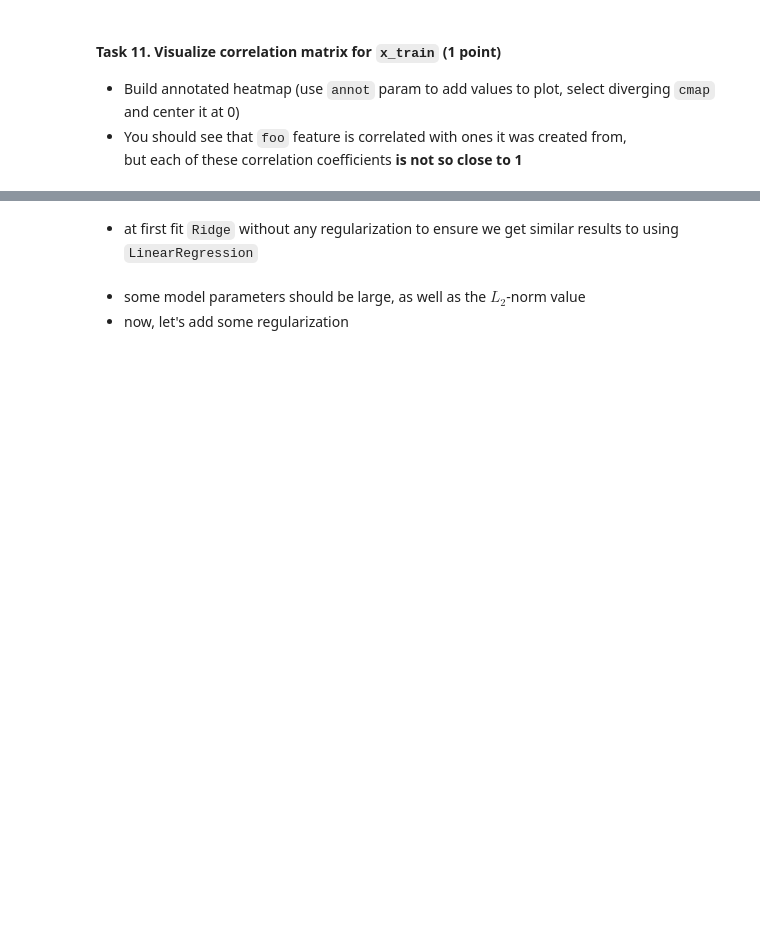
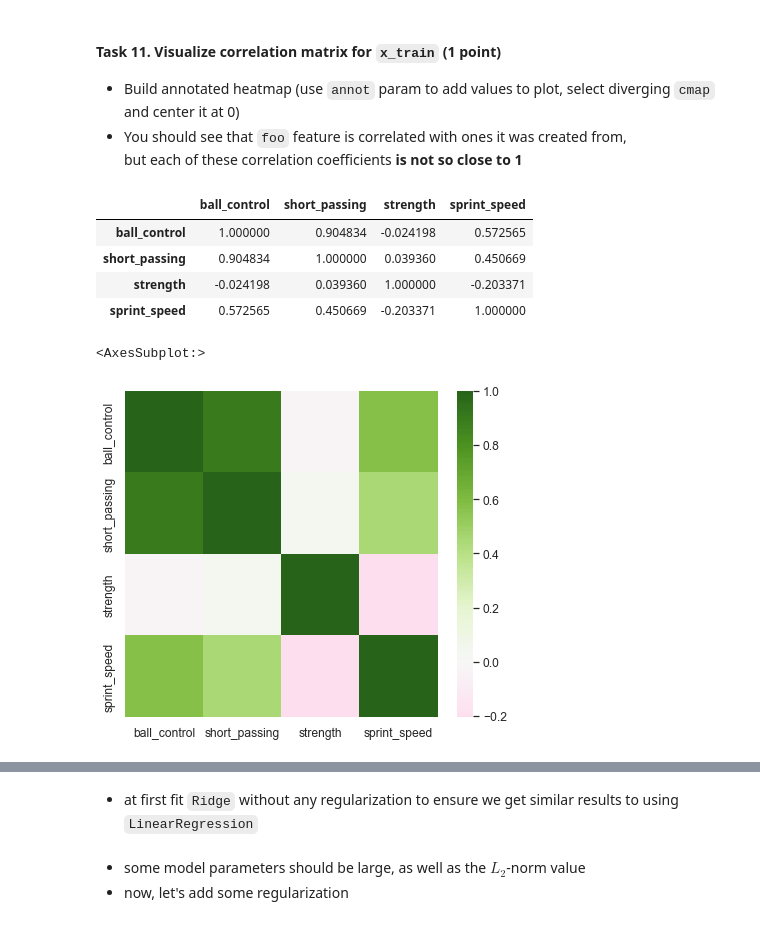
Before and after one commit to KateChubarova/ml-intro, a Jupyter notebook: 3_linear_regression/linear_regression.ipynb, the cells around one changed output, grey strips where cells are left out. Saved outputs shown, nothing was run; the diff lists cells and outputs as text; code cells hidden in the pictures; blank space fills up the shorter version.

```diff
--- a/3_linear_regression/linear_regression.ipynb
+++ b/3_linear_regression/linear_regression.ipynb
@@ -1470,6 +1361,18 @@ l2_norm(model.coef_)
   but each of these correlation coefficients **is not so close to 1**
 # %%
 # your code here
+correlation_matrix = pd.DataFrame.corr(x_train)
+display(correlation_matrix)
+ax.set(title = "Enter your title")
+sns.heatmap(center=0, data=correlation_matrix, cmap='PiYG')
+# %% [output]
+|  | ball_control | short_passing | strength | sprint_speed |
+| ball_control | 1.000000 | 0.904834 | -0.024198 | 0.572565 |
+| short_passing | 0.904834 | 1.000000 | 0.039360 | 0.450669 |
+| strength | -0.024198 | 0.039360 | 1.000000 | -0.203371 |
+| sprint_speed | 0.572565 | 0.450669 | -0.203371 | 1.000000 |
+<AxesSubplot:>
+[figure, added]
 # %% [markdown]
 ### Regularization
 
```
Also changed, not shown: parts of 29 cells of this notebook.
